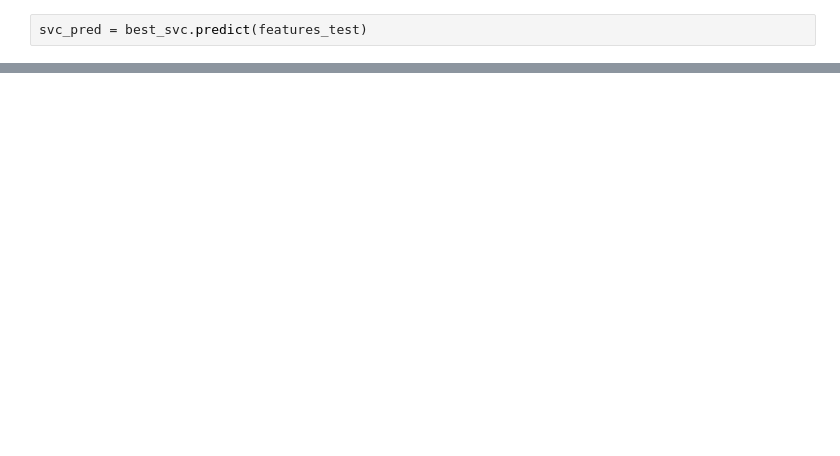
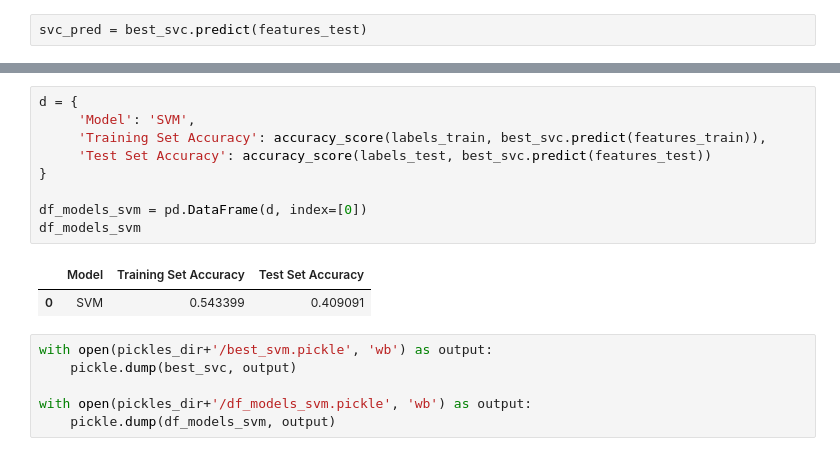
Before and after one commit to andrea-foroni/ps_classification, a Jupyter notebook: Models - SVM.ipynb, the cells around one changed output, grey strips where cells are left out. Cells and saved outputs as stored; diff of their text form; blank space fills up the shorter version.

```diff
--- a/Models - SVM.ipynb
+++ b/Models - SVM.ipynb
@@ -336,0 +334,18 @@ ax.legend(loc='lower right')
+# %%
+d = {
+     'Model': 'SVM',
+     'Training Set Accuracy': accuracy_score(labels_train, best_svc.predict(features_train)),
+     'Test Set Accuracy': accuracy_score(labels_test, best_svc.predict(features_test))
+}
+
+df_models_svm = pd.DataFrame(d, index=[0])
+df_models_svm
+# %% [output]
+|  | Model | Training Set Accuracy | Test Set Accuracy |
+| 0 | SVM | 0.543399 | 0.409091 |
+# %%
+with open(pickles_dir+'/best_svm.pickle', 'wb') as output:
+    pickle.dump(best_svc, output)
+
+with open(pickles_dir+'/df_models_svm.pickle', 'wb') as output:
+    pickle.dump(df_models_svm, output)
```
Also changed, not shown: parts of 18 cells of this notebook, 5 other files.
